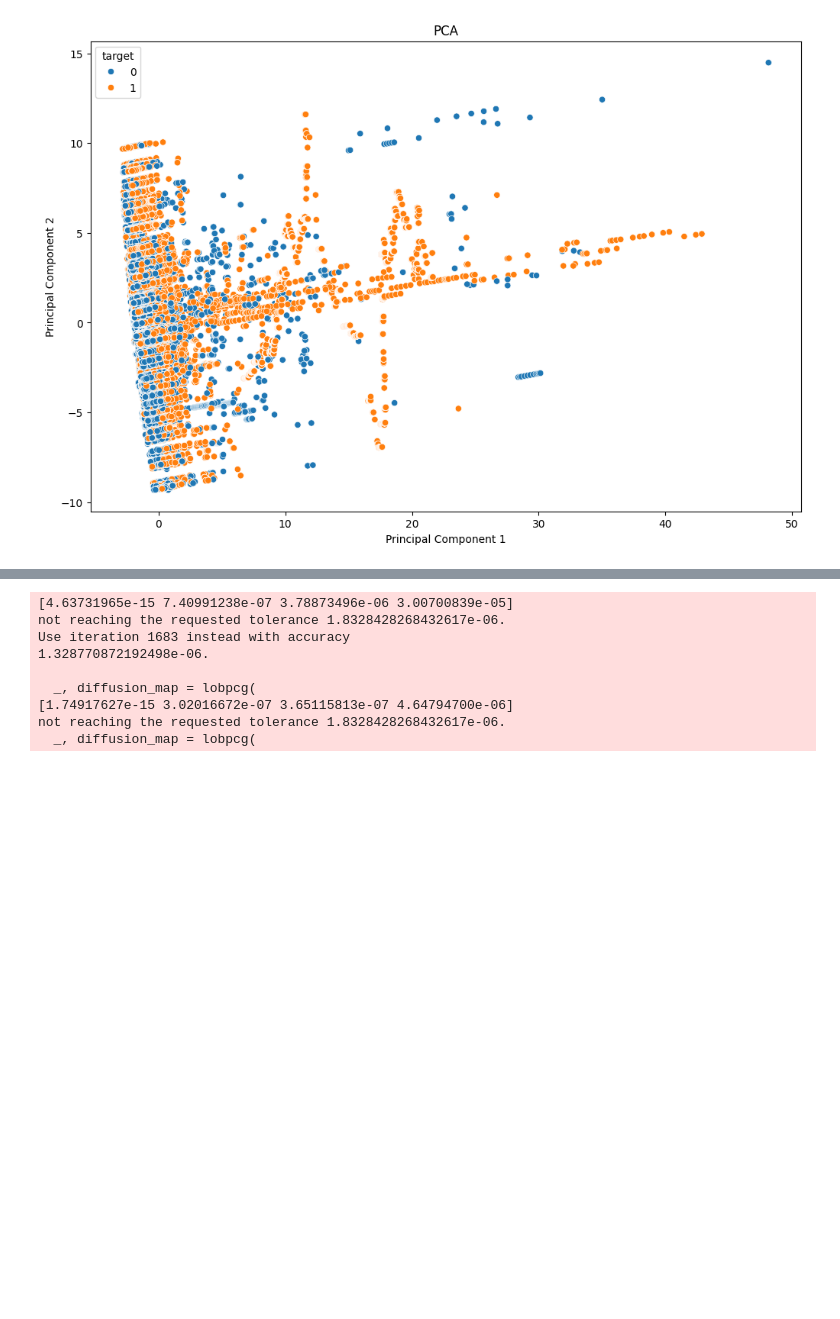
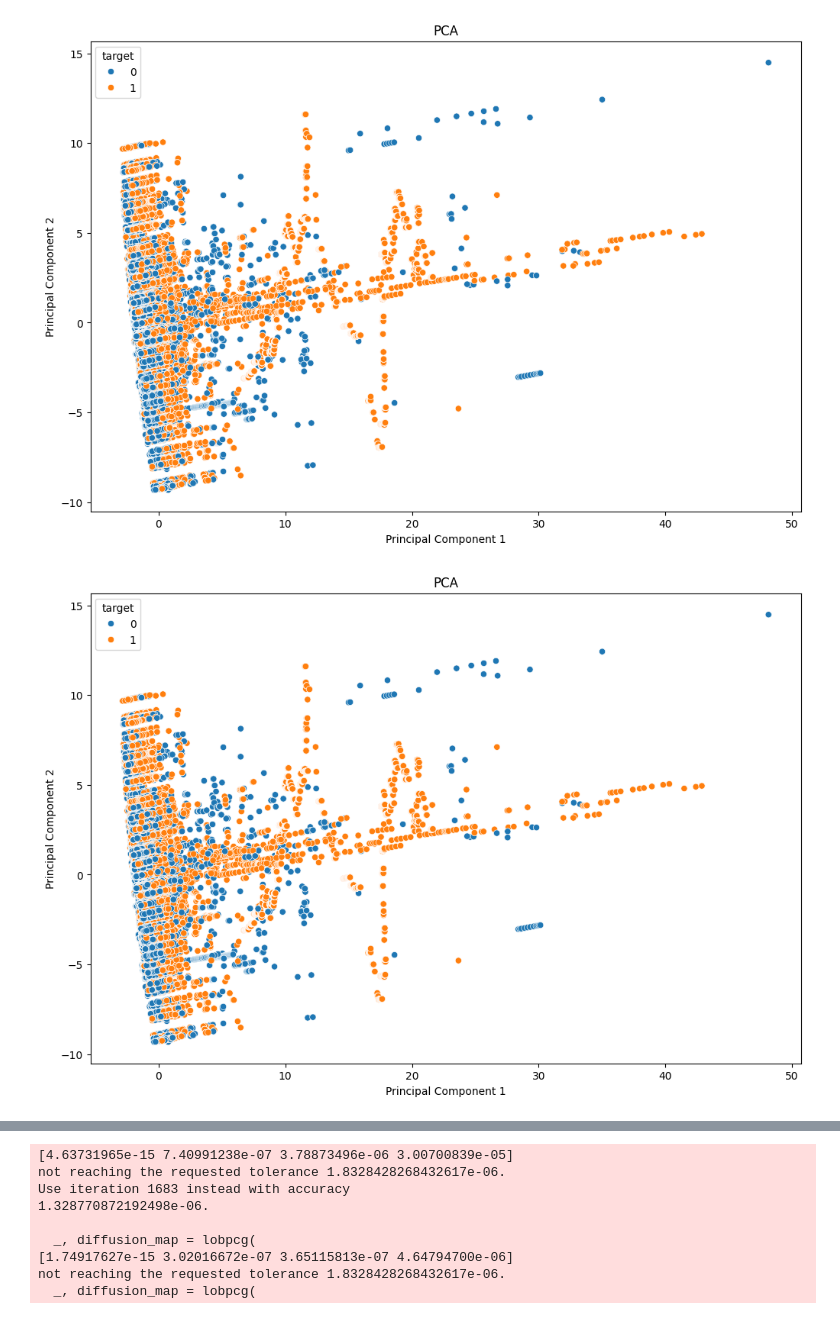
Before and after one commit to vspartamo/MDS7202, a Jupyter notebook: Proyecto/train_model.ipynb, the cells around one changed output, grey strips where cells are left out. Saved outputs shown, nothing was run; the diff lists cells and outputs as text; code cells hidden in the pictures; blank space fills up the shorter version.

```diff
--- a/Proyecto/train_model.ipynb
+++ b/Proyecto/train_model.ipynb
@@ -67,12 +69,13 @@ X = df_t0_columns_dropped.drop(columns=['target'], inplace=False)
 y = df_t0_columns_dropped['target']
 # %%
 # Hacemos reducimos a 2 dimensiones con PCA
-from sklearn.preprocessing import StandardScaler
-from sklearn.decomposition import PCA
+# 0. Preprocesamiento
+X_t0 = df_t0_columns_dropped.drop(columns=['target'], inplace=False)
+y_t0 = df_t0_columns_dropped['target']
 
 # 1. Preprocesamiento
 scaler = StandardScaler()
-X_scaled = scaler.fit_transform(X)
+X_scaled = scaler.fit_transform(X_t0)
 
 # 2. PCA
 pca = PCA(n_components=2)
@@ -80,10 +83,33 @@ X_pca = pca.fit_transform(X_scaled)
 
 # 3. Visualización
 plt.figure(figsize=(12, 8))
-sns.scatterplot(x=X_pca[:, 0], y=X_pca[:, 1], hue=y)
+sns.scatterplot(x=X_pca[:, 0], y=X_pca[:, 1], hue=y_t0)
 plt.xlabel('Principal Component 1')
 plt.ylabel('Principal Component 2')
 plt.title('PCA')
 plt.show()
 # %% [output]
 [figure]
+# %%
+# Hacemos reducimos a 2 dimensiones con PCA
+# 0. Preprocesamiento
+X_t1 = df_t1.drop(columns=['target'], inplace=False)
+y_t1 = df_t1['target']
+
+# 1. Preprocesamiento
+scaler = StandardScaler()
+X_scaled = scaler.fit_transform(X_t0)
+
+# 2. PCA
+pca = PCA(n_components=2)
+X_pca = pca.fit_transform(X_scaled)
+
+# 3. Visualización
+plt.figure(figsize=(12, 8))
+sns.scatterplot(x=X_pca[:, 0], y=X_pca[:, 1], hue=y_t0)
+plt.xlabel('Principal Component 1')
+plt.ylabel('Principal Component 2')
+plt.title('PCA')
+plt.show()
+# %% [output]
+[figure, added]
```
Also changed, not shown: parts of 3 cells of this notebook, 1 other file.
